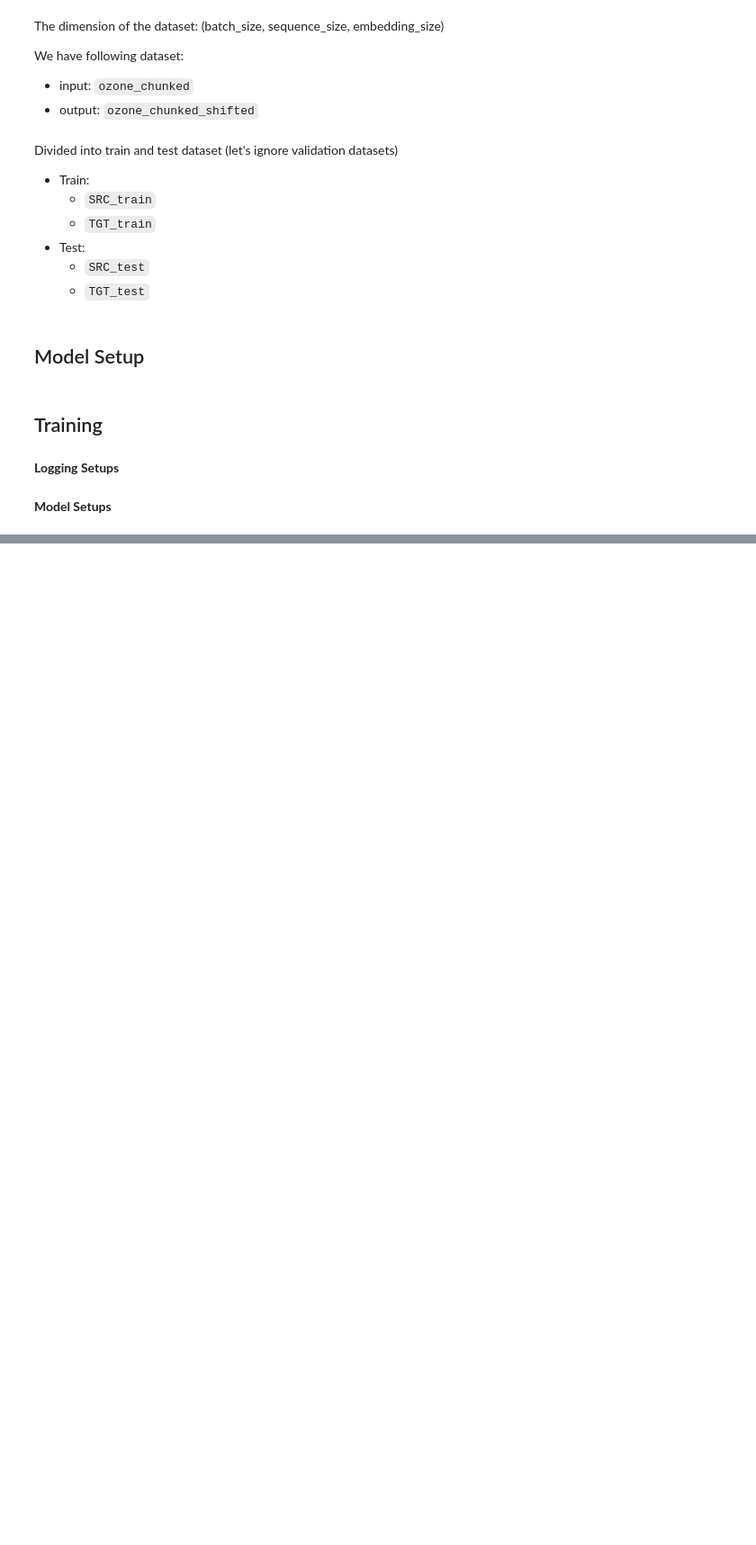
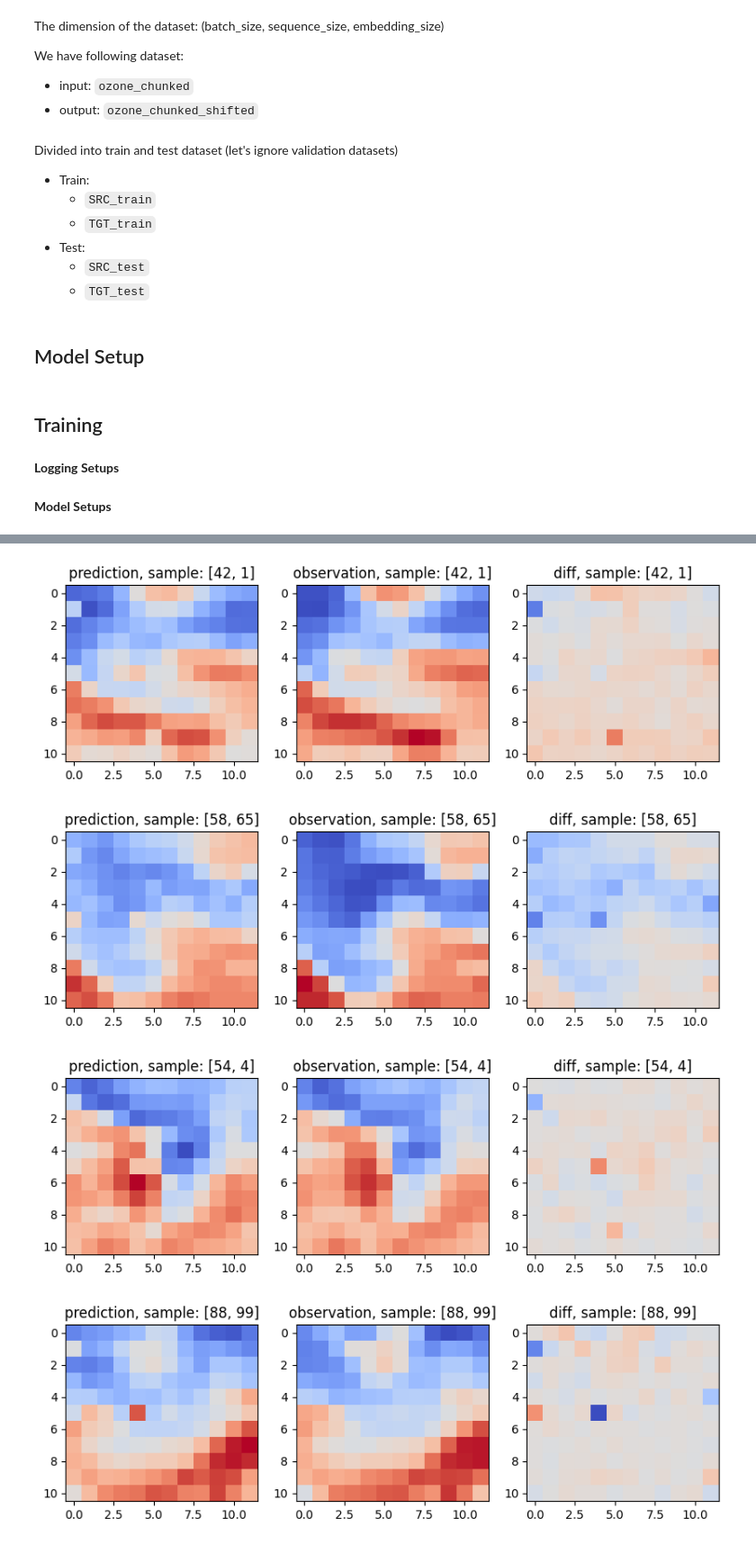
Before and after one commit to eliotjkim/mljc-transformers-workshop, a Jupyter notebook: OzoneTransformer.ipynb, the cells around one changed output, grey strips where cells are left out. Shown at 90% size. Cells and saved outputs as stored; diff of their text form; code cells hidden in the pictures; blank space fills up the shorter version.

```diff
--- a/OzoneTransformer.ipynb
+++ b/OzoneTransformer.ipynb
@@ -339,0 +346,5 @@ tensor([[[ 0.2289, -0.1608,  0.1306,  ..., -0.3564, -0.2204, -0.3163],
+# %%
+if LOAD_PRETRAINED_MODEL:
+    model.load_state_dict(torch.load(PATH_PRETRAINED_MODEL, weights_only=True))
+
+model.eval()
@@ -339,0 +369,33 @@ tensor([[[ 0.2289, -0.1608,  0.1306,  ..., -0.3564, -0.2204, -0.3163],
+# %%
+PRED_test = model(SRC_test.to(device)).to("cpu").detach().numpy()
+OBS_test = TGT_test.detach().numpy()
+# %%
+for _ in range(5):
+    bb = np.random.randint(OBS_test.shape[0])
+    ss = np.random.randint(OBS_test.shape[1])
+
+    color_range = np.array((
+        np.min(np.concatenate([OBS_test[bb, ss], PRED_test[bb, ss]])),
+        np.max(np.concatenate([OBS_test[bb, ss], PRED_test[bb, ss]]))
+    ))
+
+    color_range_centered = color_range - np.mean(color_range)
+
+    fig, (ax_pred, ax_obs, ax_error) = plt.subplots(1, 3, figsize=(10, 3),)
+
+    ax_pred.imshow(PRED_test[bb, ss].reshape(MAP_SHAPE), vmin=color_range[0], vmax=color_range[1], cmap="coolwarm")
+    ax_pred.set_title(f"prediction, sample: {[bb, ss]}")
+
+    ax_obs.imshow(OBS_test[bb, ss].reshape(MAP_SHAPE), vmin=color_range[0], vmax=color_range[1], cmap="coolwarm")
+    ax_obs.set_title(f"observation, sample: {[bb, ss]}")
+
+    ax_error.imshow(OBS_test[bb, ss].reshape(MAP_SHAPE) - PRED_test[bb, ss].reshape(MAP_SHAPE), vmin=color_range_centered[0], vmax=color_range_centered[1], cmap="coolwarm")
+    ax_error.set_title(f"diff, sample: {[bb, ss]}")
+
+
+    plt.show()
+# %% [output]
+[figure, added]
+[figure, added]
+[figure, added]
+[figure, added]
```
Also changed, not shown: parts of 18 cells of this notebook, 1 other file.
